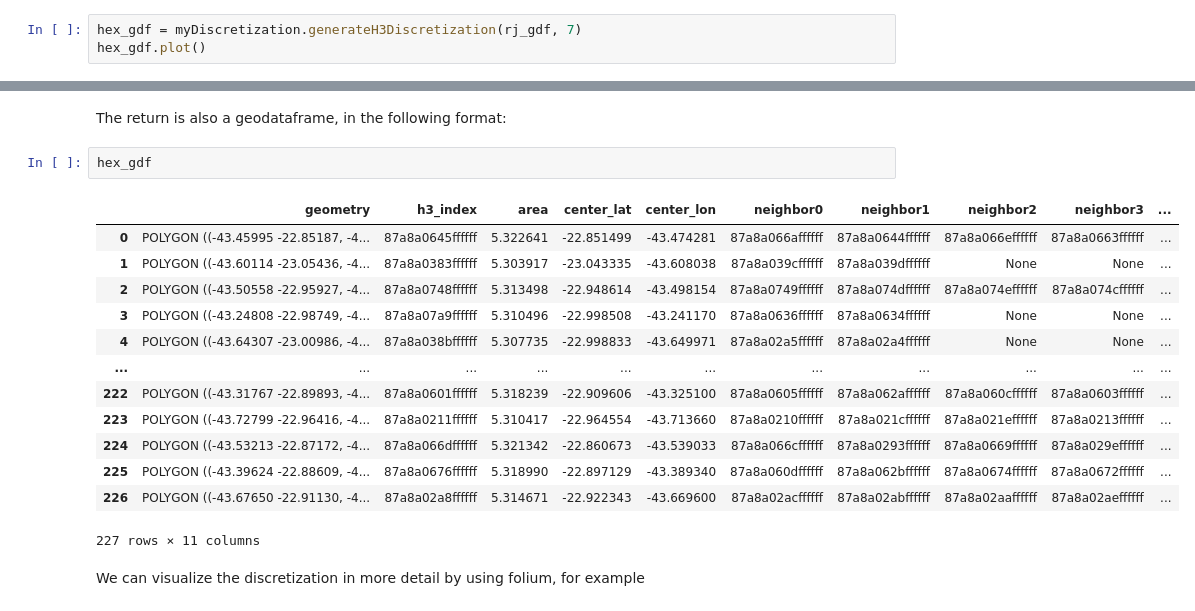
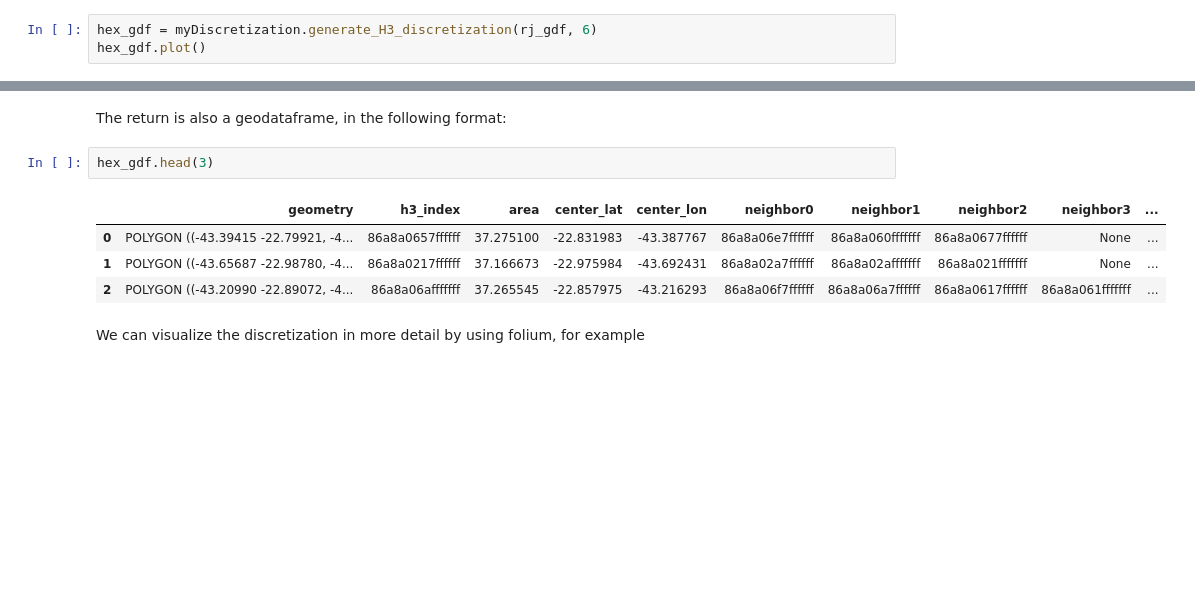
Before and after one commit to Giovanni3A/Projeto_PO2, a Jupyter notebook: notebooks/discretization_example.ipynb, the cells around one changed output, grey strips where cells are left out. Drawn from its saved outputs; the diff is of its cells as text; blank space fills up the shorter version.

```diff
--- a/notebooks/discretization_example.ipynb
+++ b/notebooks/discretization_example.ipynb
@@ -38,7 +38,7 @@ generateH3Discretization(gdf: geopandas.geodataframe.GeoDataFrame, resolution: i
         param resolution : int          - the desired resolution level passed to the H3 library. A bigger number means smaller hexagons. Valid range [0,15]
         return : GeoDataFrame - a new GeoDataFrame containing the H3 hexagons that approximately cover the original region
 # %%
-hex_gdf = myDiscretization.generateH3Discretization(rj_gdf, 7)
+hex_gdf = myDiscretization.generate_H3_discretization(rj_gdf, 6)
 hex_gdf.plot()
 # %% [output]
 <AxesSubplot:>
@@ -46,21 +46,12 @@ hex_gdf.plot()
 # %% [markdown]
 The return is also a geodataframe, in the following format:
 # %%
-hex_gdf
+hex_gdf.head(3)
 # %% [output]
 |  | geometry | h3_index | area | center_lat | center_lon | neighbor0 | neighbor1 | neighbor2 | neighbor3 | ... |
-| 0 | POLYGON ((-43.45995 -22.85187, -4... | 87a8a0645ffffff | 5.322641 | -22.851499 | -43.474281 | 87a8a066affffff | 87a8a0644ffffff | 87a8a066effffff | 87a8a0663ffffff | ... |
-| 1 | POLYGON ((-43.60114 -23.05436, -4... | 87a8a0383ffffff | 5.303917 | -23.043335 | -43.608038 | 87a8a039cffffff | 87a8a039dffffff | None | None | ... |
-| 2 | POLYGON ((-43.50558 -22.95927, -4... | 87a8a0748ffffff | 5.313498 | -22.948614 | -43.498154 | 87a8a0749ffffff | 87a8a074dffffff | 87a8a074effffff | 87a8a074cffffff | ... |
-| 3 | POLYGON ((-43.24808 -22.98749, -4... | 87a8a07a9ffffff | 5.310496 | -22.998508 | -43.241170 | 87a8a0636ffffff | 87a8a0634ffffff | None | None | ... |
-| 4 | POLYGON ((-43.64307 -23.00986, -4... | 87a8a038bffffff | 5.307735 | -22.998833 | -43.649971 | 87a8a02a5ffffff | 87a8a02a4ffffff | None | None | ... |
-| ... | ... | ... | ... | ... | ... | ... | ... | ... | ... | ... |
-| 222 | POLYGON ((-43.31767 -22.89893, -4... | 87a8a0601ffffff | 5.318239 | -22.909606 | -43.325100 | 87a8a0605ffffff | 87a8a062affffff | 87a8a060cffffff | 87a8a0603ffffff | ... |
-| 223 | POLYGON ((-43.72799 -22.96416, -4... | 87a8a0211ffffff | 5.310417 | -22.964554 | -43.713660 | 87a8a0210ffffff | 87a8a021cffffff | 87a8a021effffff | 87a8a0213ffffff | ... |
-| 224 | POLYGON ((-43.53213 -22.87172, -4... | 87a8a066dffffff | 5.321342 | -22.860673 | -43.539033 | 87a8a066cffffff | 87a8a0293ffffff | 87a8a0669ffffff | 87a8a029effffff | ... |
-| 225 | POLYGON ((-43.39624 -22.88609, -4... | 87a8a0676ffffff | 5.318990 | -22.897129 | -43.389340 | 87a8a060dffffff | 87a8a062bffffff | 87a8a0674ffffff | 87a8a0672ffffff | ... |
-| 226 | POLYGON ((-43.67650 -22.91130, -4... | 87a8a02a8ffffff | 5.314671 | -22.922343 | -43.669600 | 87a8a02acffffff | 87a8a02abffffff | 87a8a02aaffffff | 87a8a02aeffffff | ... |
+| 0 | POLYGON ((-43.39415 -22.79921, -4... | 86a8a0657ffffff | 37.275100 | -22.831983 | -43.387767 | 86a8a06e7ffffff | 86a8a060fffffff | 86a8a0677ffffff | None | ... |
+| 1 | POLYGON ((-43.65687 -22.98780, -4... | 86a8a0217ffffff | 37.166673 | -22.975984 | -43.692431 | 86a8a02a7ffffff | 86a8a02afffffff | 86a8a021fffffff | None | ... |
+| 2 | POLYGON ((-43.20990 -22.89072, -4... | 86a8a06afffffff | 37.265545 | -22.857975 | -43.216293 | 86a8a06f7ffffff | 86a8a06a7ffffff | 86a8a0617ffffff | 86a8a061fffffff | ... |
-227 rows × 11 columns
 # %% [markdown]
 We can visualize the discretization in more detail by using folium, for example
 # %%
```
Also changed, not shown: parts of 12 cells of this notebook, 13 other files.
